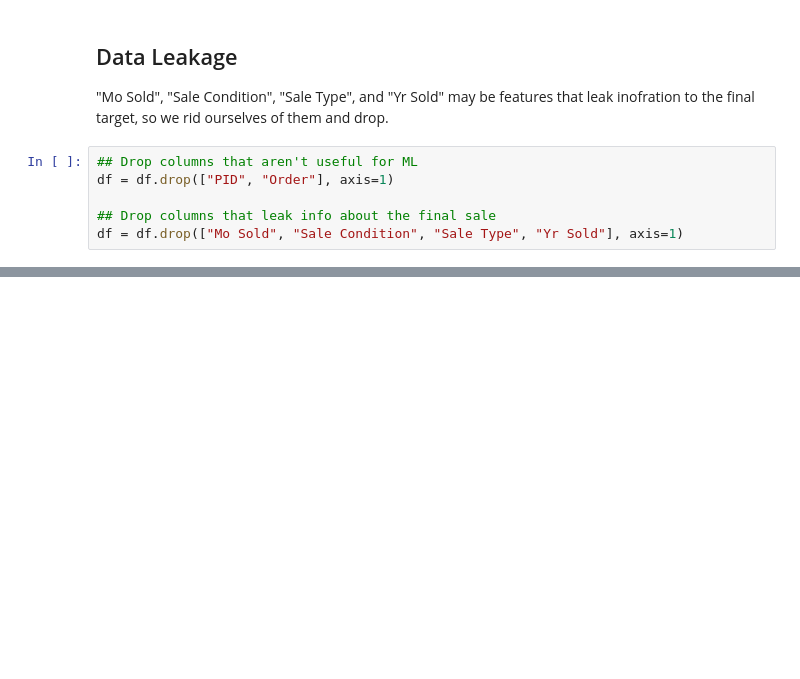
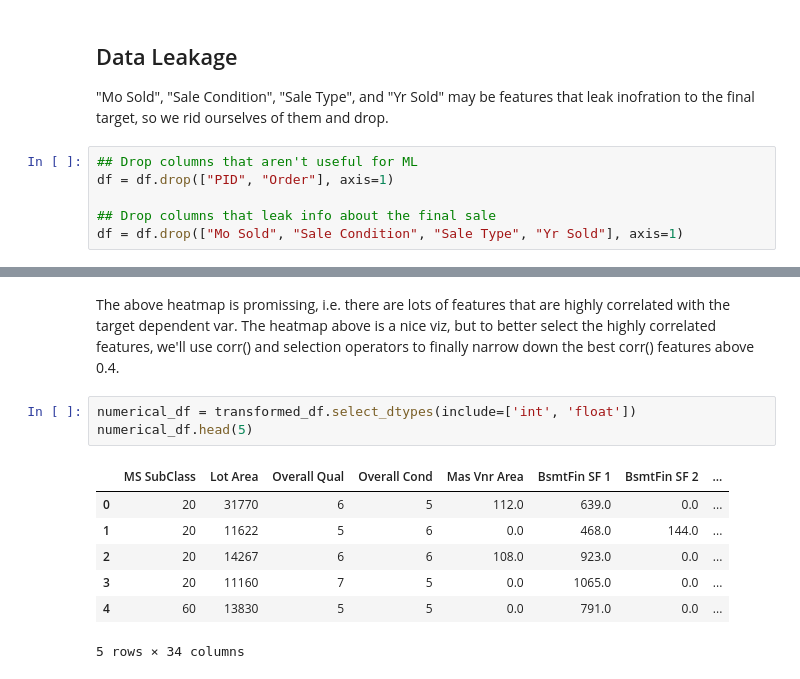
Before and after one commit to khoin-byte/dataquest-guided-projects, a Jupyter notebook: Predicting_house_Sale_Prices/Basics.ipynb, the cells around one changed output, grey strips where cells are left out. Cells and saved outputs as stored; diff of their text form; blank space fills up the shorter version.

```diff
--- a/Predicting_house_Sale_Prices/Basics.ipynb
+++ b/Predicting_house_Sale_Prices/Basics.ipynb
@@ -259,0 +331,13 @@ df = df.drop(["Mo Sold", "Sale Condition", "Sale Type", "Yr Sold"], axis=1)
+# %% [markdown]
+The above heatmap is promissing, i.e. there are lots of features that are highly correlated with the target dependent var. The heatmap above is a nice viz, but to better select the highly correlated features, we'll use corr() and selection operators to finally narrow down the best corr() features above 0.4.
+# %%
+numerical_df = transformed_df.select_dtypes(include=['int', 'float'])
+numerical_df.head(5)
+# %% [output]
+|  | MS SubClass | Lot Area | Overall Qual | Overall Cond | Mas Vnr Area | BsmtFin SF 1 | BsmtFin SF 2 | ... |
+| 0 | 20 | 31770 | 6 | 5 | 112.0 | 639.0 | 0.0 | ... |
+| 1 | 20 | 11622 | 5 | 6 | 0.0 | 468.0 | 144.0 | ... |
+| 2 | 20 | 14267 | 6 | 6 | 108.0 | 923.0 | 0.0 | ... |
+| 3 | 20 | 11160 | 7 | 5 | 0.0 | 1065.0 | 0.0 | ... |
+| 4 | 60 | 13830 | 5 | 5 | 0.0 | 791.0 | 0.0 | ... |
+5 rows × 34 columns
```
Also changed, not shown: parts of 30 cells of this notebook.
